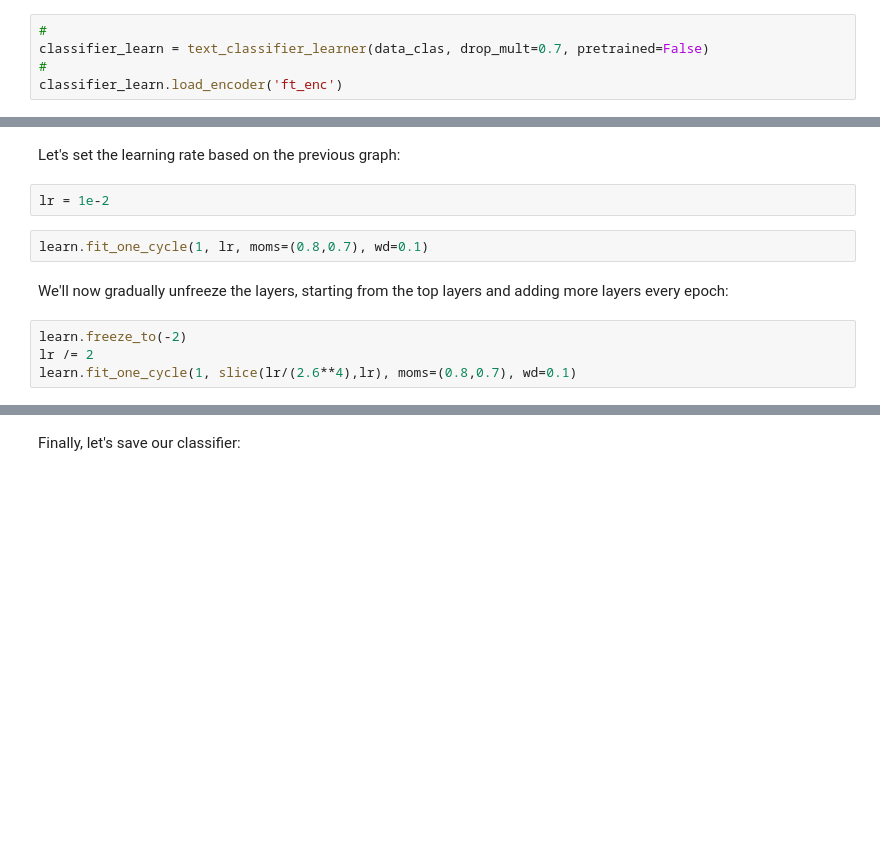
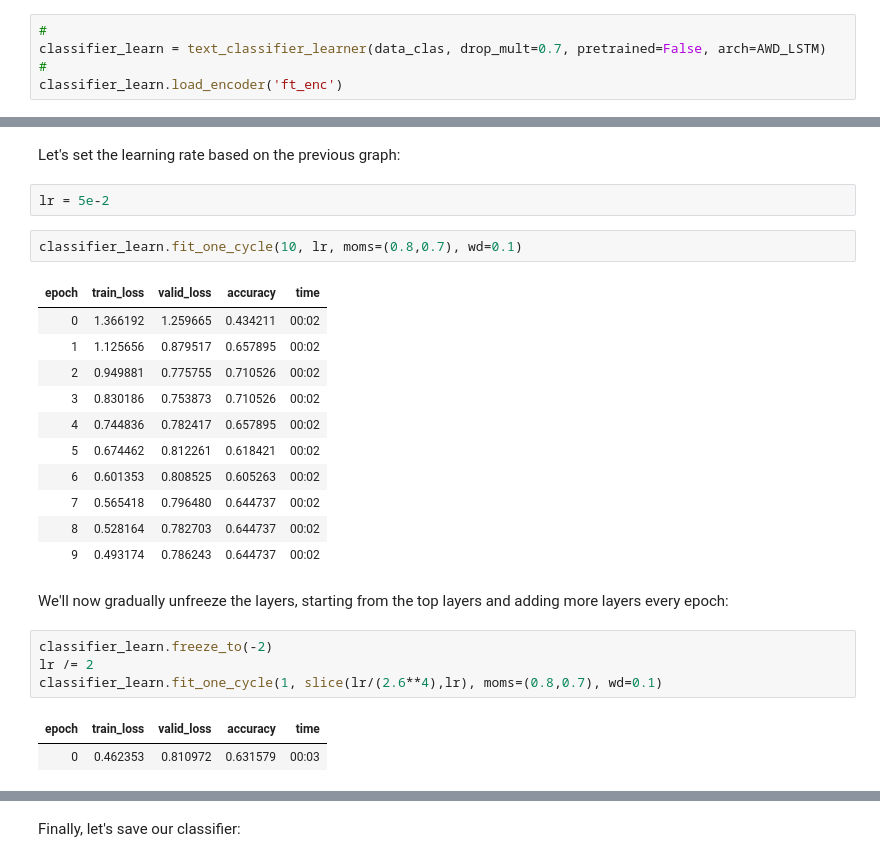
Before and after one commit to omriallouche/text_classification_from_zero_to_hero, a Jupyter notebook: notebooks/ulmfit.ipynb, the cells around one changed output, grey strips where cells are left out. Drawn from its saved outputs; the diff is of its cells as text; blank space fills up the shorter version.

```diff
--- a/notebooks/ulmfit.ipynb
+++ b/notebooks/ulmfit.ipynb
@@ -136,6 +167,6 @@ else:
     data_clas.save('data_clas.pkl')
 # %%
 #
-classifier_learn = text_classifier_learner(data_clas, drop_mult=0.7, pretrained=False)
+classifier_learn = text_classifier_learner(data_clas, drop_mult=0.7, pretrained=False, arch=AWD_LSTM)
 #
 classifier_learn.load_encoder('ft_enc')
@@ -145,13 +198,28 @@ classifier_learn.recorder.plot()
 # %% [markdown]
 Let's set the learning rate based on the previous graph:
 # %%
-lr = 1e-2
+lr = 5e-2
 # %%
-learn.fit_one_cycle(1, lr, moms=(0.8,0.7), wd=0.1)
+classifier_learn.fit_one_cycle(10, lr, moms=(0.8,0.7), wd=0.1)
+# %% [output]
+| epoch | train_loss | valid_loss | accuracy | time |
+| 0 | 1.366192 | 1.259665 | 0.434211 | 00:02 |
+| 1 | 1.125656 | 0.879517 | 0.657895 | 00:02 |
+| 2 | 0.949881 | 0.775755 | 0.710526 | 00:02 |
+| 3 | 0.830186 | 0.753873 | 0.710526 | 00:02 |
+| 4 | 0.744836 | 0.782417 | 0.657895 | 00:02 |
+| 5 | 0.674462 | 0.812261 | 0.618421 | 00:02 |
+| 6 | 0.601353 | 0.808525 | 0.605263 | 00:02 |
+| 7 | 0.565418 | 0.796480 | 0.644737 | 00:02 |
+| 8 | 0.528164 | 0.782703 | 0.644737 | 00:02 |
+| 9 | 0.493174 | 0.786243 | 0.644737 | 00:02 |
 # %% [markdown]
 We'll now gradually unfreeze the layers, starting from the top layers and adding more layers every epoch:
 # %%
-learn.freeze_to(-2)
+classifier_learn.freeze_to(-2)
 lr /= 2
-learn.fit_one_cycle(1, slice(lr/(2.6**4),lr), moms=(0.8,0.7), wd=0.1)
+classifier_learn.fit_one_cycle(1, slice(lr/(2.6**4),lr), moms=(0.8,0.7), wd=0.1)
+# %% [output]
+| epoch | train_loss | valid_loss | accuracy | time |
+| 0 | 0.462353 | 0.810972 | 0.631579 | 00:03 |
 # %%
```
Also changed, not shown: parts of 32 cells of this notebook, 2 other files.
